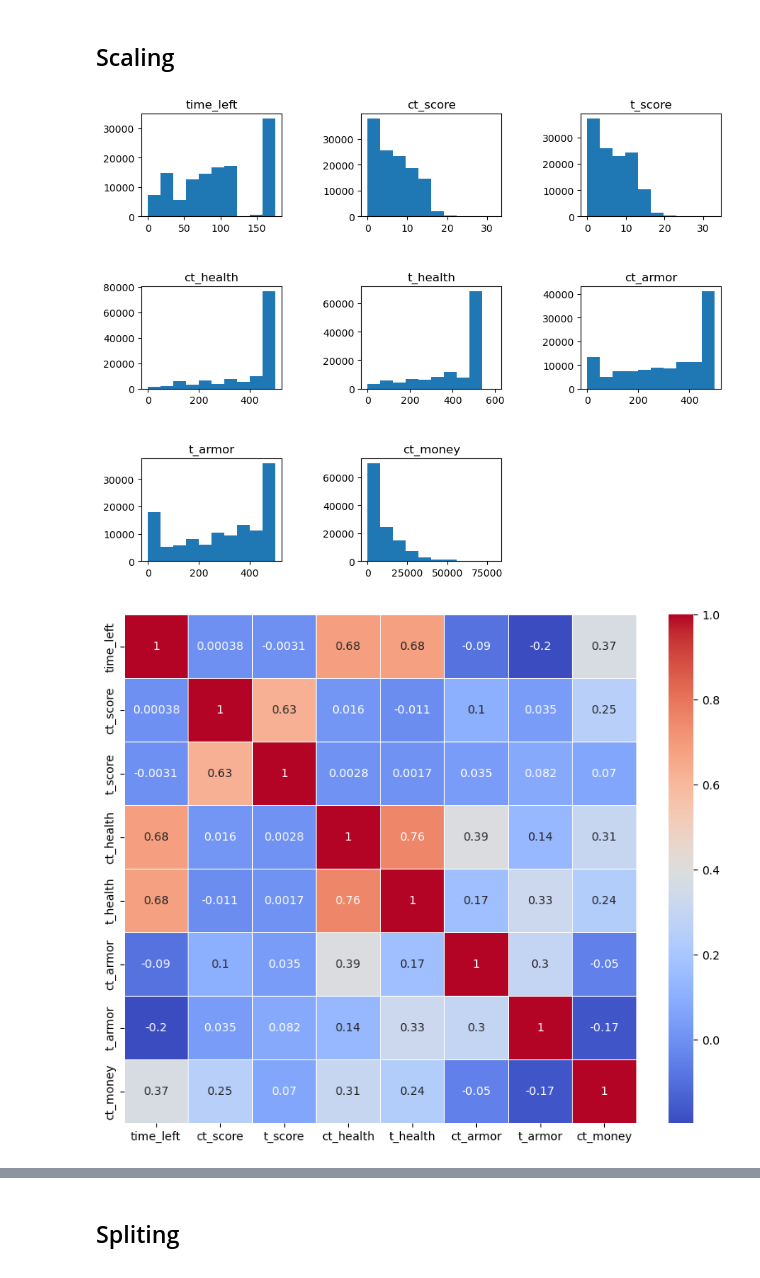
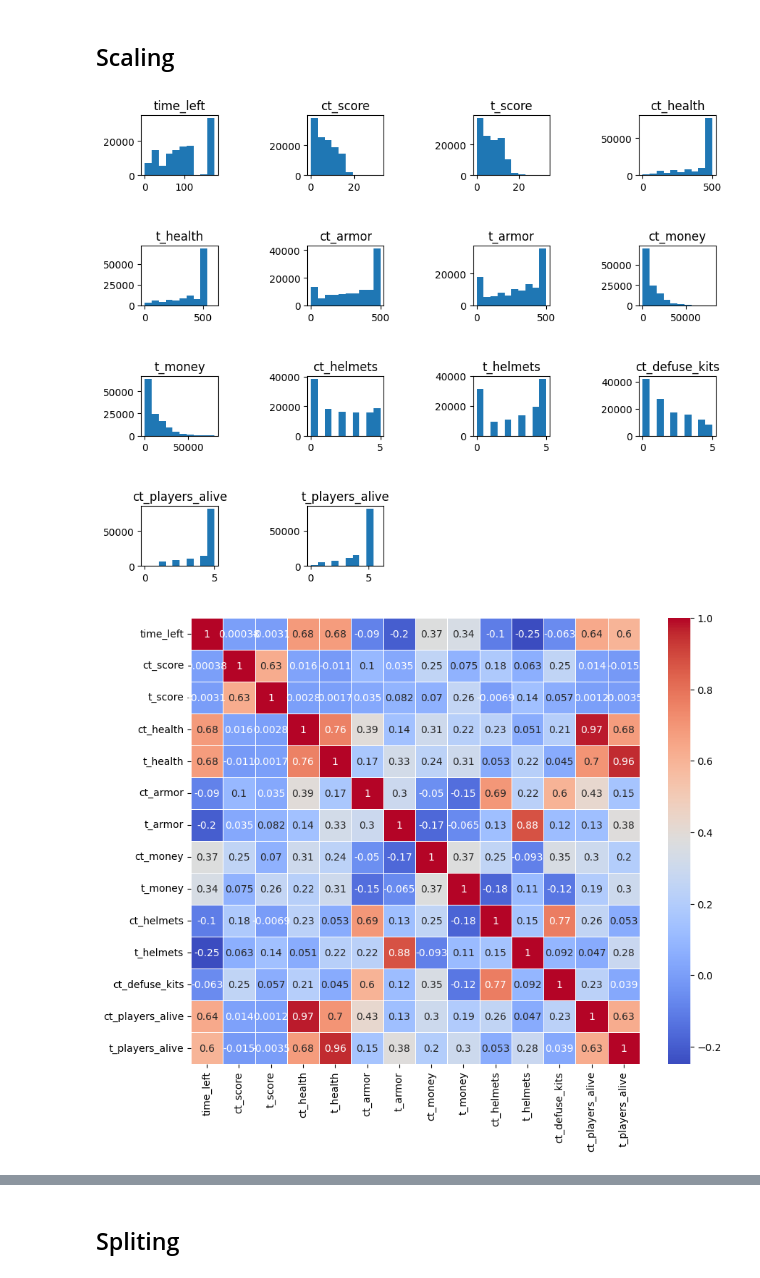
Before and after one commit to techLearner2000/Project_DS, a Jupyter notebook: code.ipynb, the cells around one changed output, grey strips where cells are left out. Saved outputs shown, nothing was run; the diff lists cells and outputs as text; code cells hidden in the pictures.

```diff
--- a/code.ipynb
+++ b/code.ipynb
@@ -70,6 +70,7 @@ sns.countplot(x='round_winner', data=df)
 # Data preprocessing
 # %%
 df['bomb_planted'] = df['bomb_planted'].astype(int)
-n = 10
+n = 16
 df_selected = df.iloc[:, list(range(n)) + [-1]]
 df_selected = df_selected.drop('map', axis=1)
+df_selected.head(5)
@@ -76,9 +84,9 @@ df_selected = df_selected.drop('map', axis=1)
 # %% [markdown]
 ## Scaling
 # %%
-n = 10
-df_selected = df.iloc[:, list(range(n)) + [-1]]
-df_selected = df_selected.drop('map', axis=1)
+# n = 10
+# df_selected = df.iloc[:, list(range(n)) + [-1]]
+# df_selected = df_selected.drop('map', axis=1)
 
 # print(df.columns)
 
@@ -93,14 +101,8 @@ df_selected = df_selected.drop('map', axis=1)
 X = df_selected.drop(['round_winner', 'bomb_planted'], axis=1)
 Y = df_selected['round_winner']
 
-# for col in X.columns:
-#     plt.figure()
-#     plt.hist(X[col])
-#     plt.title(col)
-#     plt.show()
-
 # Assuming X is your DataFrame
-num_rows, num_cols = 3, 3  # Specify the grid size
+num_rows, num_cols = 4, 4  # Specify the grid size
 fig, axs = plt.subplots(num_rows, num_cols, figsize=(10, 8))  # Adjust figsize as needed
 fig.tight_layout(pad=5.0)  # Adds padding between plots
 
@@ -121,33 +123,33 @@ plt.show()
 # # Assuming X is your DataFrame
 # num_rows, num_cols = 3, 3  # Specify the grid size
 # fig, axs = plt.subplots(num_rows, num_cols, figsize=(10, 8))  # Adjust figsize as needed
 # fig.tight_layout(pad=5.0)  # Adds padding between plots
 
 # # Iterate over the DataFrame columns and plot
 # for i, col in enumerate(X.columns):
 #     row = i // num_cols
 #     col_index = i % num_cols
 #     axs[row, col_index].boxplot(X[col])
 #     axs[row, col_index].set_title(col)
 
 # # Hide the empty subplots
 # for i in range(len(X.columns), num_rows * num_cols):
 #     axs[i // num_cols, i % num_cols].axis('off')
 
 
 correlation_matrix = X.corr()
 plt.figure(figsize=(10, 8))
 sns.heatmap(correlation_matrix, annot=True, cmap='coolwarm', linewidths=.5)
 plt.savefig('corr.png')
 plt.show()
 
 from sklearn.preprocessing import StandardScaler
 std = StandardScaler()
 std.fit(X)
 X = pd.DataFrame(std.transform(X), columns=X.columns)
 X['bomb_planted'] = df_selected['bomb_planted']
-X.info()
+X.shape
 #X_pca = pd.DataFrame(scale(df_selected), index=df_selected.index, columns=df_selected.columns)
 # %% [output]
-[figure, old version]
+[figure, new version]
-[figure, old version]
+[figure, new version]
```
Also changed, not shown: parts of 10 cells of this notebook, 5 other files.
